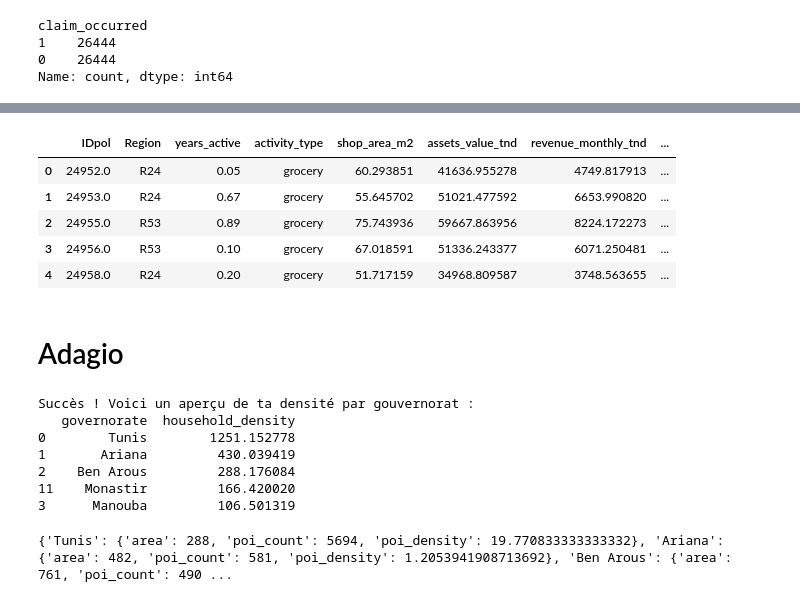
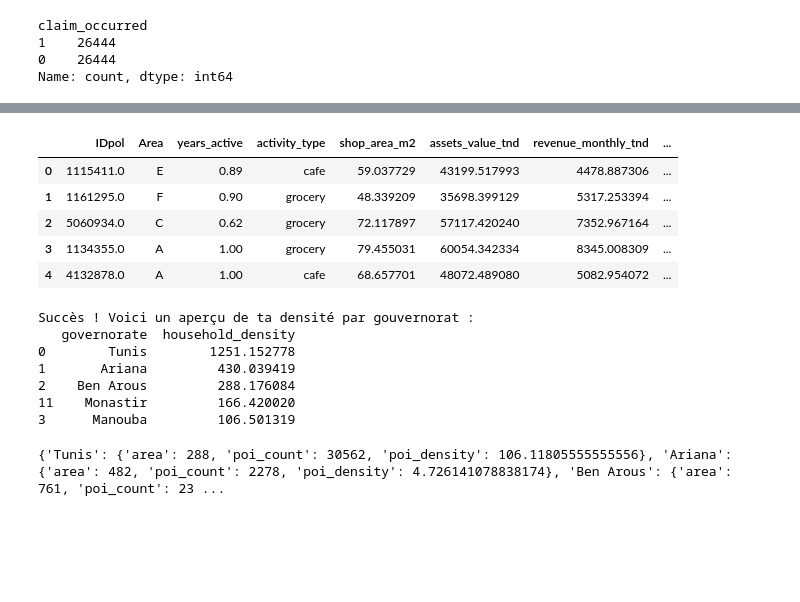
Before and after one commit to IlefBh/smart-insurance-ai, a Jupyter notebook: notebooks/01_build_policy_master.ipynb, the cells around one changed output, grey strips where cells are left out. Cells and saved outputs as stored; diff of their text form; code cells hidden in the pictures; blank space fills up the shorter version.

```diff
--- a/notebooks/01_build_policy_master.ipynb
+++ b/notebooks/01_build_policy_master.ipynb
@@ -177,9 +84,9 @@ df.head(10)
 # %%
-
+import numpy as np
 
 rng = np.random.default_rng(42)
 
-df = policy_master.copy()
+df = policy_balanced.copy()
 
 # ----------------------------
 # 0) Years active (maturity)
@@ -302,44 +209,42 @@ df["fire_extinguisher"] = rng.binomial(1, p_fire, len(df)).astype(bool)
 # ----------------------------
 # 😎 Labels (keep unchanged)
 # ----------------------------
 df["claim_occurred"] = (df["ClaimNb"] > 0).astype(int)
 df["claim_cost_tnd"] = df["ClaimAmount"].astype(float)
 
 # ----------------------------
 # 9) Keep only the useful columns (optional)
 # ----------------------------
 keep_cols = [
     "policy_id" if "policy_id" in df.columns else "IDpol",
-    "governorate" if "governorate" in df.columns else "Region",
+    "governorate" if "governorate" in df.columns else "Area",
     "years_active",
     "activity_type",
     "shop_area_m2",
     "assets_value_tnd",
     "revenue_monthly_tnd",
     "revenue_bucket",
     "open_at_night",
     "security_alarm",
     "security_camera",
     "fire_extinguisher",
     "claim_occurred",
     "claim_cost_tnd"
 ]
 
 keep_cols = [c for c in keep_cols if c in df.columns]
 business_df = df[keep_cols].copy()
 
 business_df.head()
 # %% [output]
-|  | IDpol | Region | years_active | activity_type | shop_area_m2 | assets_value_tnd | revenue_monthly_tnd | ... |
-| 0 | 24952.0 | R24 | 0.05 | grocery | 60.293851 | 41636.955278 | 4749.817913 | ... |
-| 1 | 24953.0 | R24 | 0.67 | grocery | 55.645702 | 51021.477592 | 6653.990820 | ... |
-| 2 | 24955.0 | R53 | 0.89 | grocery | 75.743936 | 59667.863956 | 8224.172273 | ... |
-| 3 | 24956.0 | R53 | 0.10 | grocery | 67.018591 | 51336.243377 | 6071.250481 | ... |
-| 4 | 24958.0 | R24 | 0.20 | grocery | 51.717159 | 34968.809587 | 3748.563655 | ... |
+|  | IDpol | Area | years_active | activity_type | shop_area_m2 | assets_value_tnd | revenue_monthly_tnd | ... |
+| 0 | 1115411.0 | E | 0.89 | cafe | 59.037729 | 43199.517993 | 4478.887306 | ... |
+| 1 | 1161295.0 | F | 0.90 | grocery | 48.339209 | 35698.399129 | 5317.253394 | ... |
+| 2 | 5060934.0 | C | 0.62 | grocery | 72.117897 | 57117.420240 | 7352.967164 | ... |
+| 3 | 1134355.0 | A | 1.00 | grocery | 79.455031 | 60054.342334 | 8345.008309 | ... |
+| 4 | 4132878.0 | A | 1.00 | cafe | 68.657701 | 48072.489080 | 5082.954072 | ... |
 # %%
 business_df.to_csv("../data/processed/policy_master_business.csv", index=False)
-# %% [markdown]
-# Adagio
 # %%
 import pandas as pd
 
@@ -391,7 +296,7 @@ data_geo = {
     "Ben Arous": {"area": 761, "poi_count": 2362},      # À remplir avec Overpass
     "Manouba": {"area": 1137, "poi_count": 796},       # À remplir avec Overpass
     "Sfax": {"area": 7545, "poi_count": 2557},          # À remplir avec Overpass
-    "Sousse": {"area": 2621, "poi_count": 186}         # À remplir avec Overpass
+    "Sousse": {"area": 2621, "poi_count": 1012}         # À remplir avec Overpass
 }
 
 # Calcul automatique de la densité
@@ -403,7 +308,7 @@ for gov, values in data_geo.items():
 
 print(data_geo)
 # %% [output]
-{'Tunis': {'area': 288, 'poi_count': 5694, 'poi_density': 19.770833333333332}, 'Ariana': {'area': 482, 'poi_count': 581, 'poi_density': 1.2053941908713692}, 'Ben Arous': {'area': 761, 'poi_count': 490 ...
+{'Tunis': {'area': 288, 'poi_count': 30562, 'poi_density': 106.11805555555556}, 'Ariana': {'area': 482, 'poi_count': 2278, 'poi_density': 4.726141078838174}, 'Ben Arous': {'area': 761, 'poi_count': 23 ...
 # %%
 import numpy as np
 
```
Also changed, not shown: parts of 8 cells of this notebook, 19 other files.
